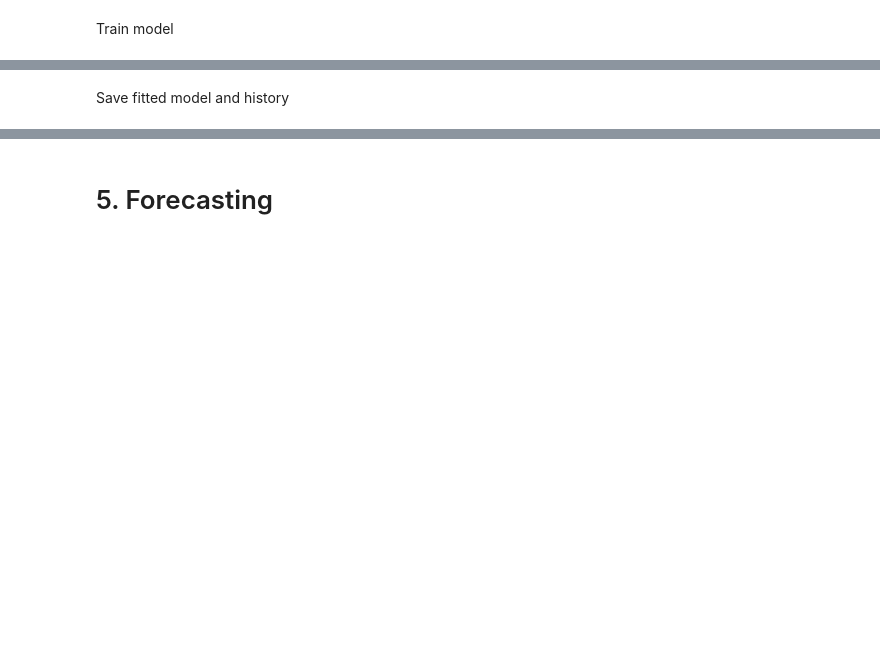
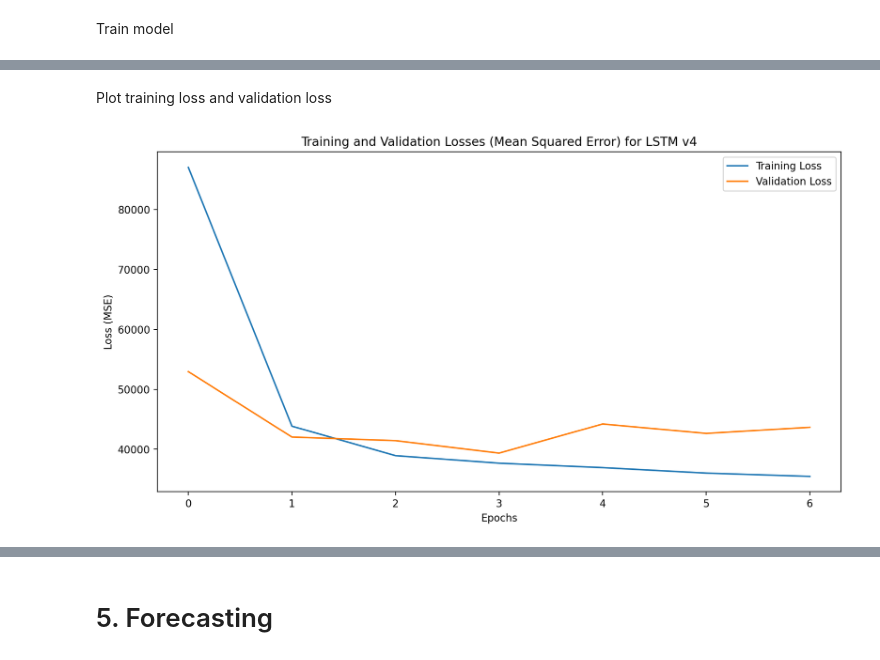
Before and after one commit to Adamouization/Solar-Irradiance-Forecasting, a Jupyter notebook: src/notebooks/4_LSTM.ipynb, the cells around one changed output, grey strips where cells are left out. Cells and saved outputs as stored; diff of their text form; code cells hidden in the pictures; blank space fills up the shorter version.

Commit message:
Initial working iteration for LSTM after fine-tuning

```diff
--- a/src/notebooks/4_LSTM.ipynb
+++ b/src/notebooks/4_LSTM.ipynb
@@ -239,15 +267,27 @@ Train model
 # %%
 # Add early stopping to avoid overfitting
 early_stopping = EarlyStopping(monitor="val_root_mean_squared_error",
-                               patience=5,
+                               patience=3,
                                restore_best_weights=True,
                                mode="min")
-history = model.fit(X_train,
-                    y_train,
-                    epochs=50,
-                    batch_size=32,
-                    verbose=1,
-                    validation_data=(X_val, y_val),
-                    callbacks=[early_stopping],
-                    metrics=["mean_absolute_error", "root_mean_squared_error"])
+csv_logger = CSVLogger(f'../../output/lstm_history/training_log_v{MODEL_VERSION}.log', separator=',', append=False)
+
+if is_train_new_model:
+    print(f"Training a new LSTM model (version {MODEL_VERSION}).")
+    history = model.fit(X_train,
+                        y_train,
+                        epochs=50,  # max number of epochs
+                        batch_size=32,
+                        verbose=1,
+                        validation_data=(X_val, y_val),
+                        callbacks=[early_stopping, csv_logger])
+    # Save fitted model and history
+    model.save(f"../../output/lstm_models/lstm_v{MODEL_VERSION}.h5")
+    with open(f"../../output/lstm_history/training_history_v{MODEL_VERSION}.pkl", "wb") as f:
+        pickle.dump(history.history, f)
+
+else:
+    print(f"Re-loading previously trained LSTM model history (version {MODEL_VERSION}).")
+    with open(f'../../output/lstm_history/training_history_v{MODEL_VERSION}.pkl', 'rb') as history_file:
+        history = pickle.load(history_file)
 # %% [output]
@@ -259,2 +309,0 @@ Epoch 2/2
-# %% [markdown]
-Save fitted model and history
@@ -265,0 +310,17 @@ with open(f"../../output/lstm_history/training_history_v{MODEL_VERSION}.pkl", "w
+# %% [markdown]
+Plot training loss and validation loss
+# %%
+if type(history) == tf.keras.callbacks.History:
+    history = history.history
+
+plt.figure(figsize=(12, 6))
+plt.plot(history['loss'], label='Training Loss')
+plt.plot(history['val_loss'], label='Validation Loss')
+plt.xlabel('Epochs')
+plt.ylabel('Loss (MSE)')
+plt.title(f'Training and Validation Losses (Mean Squared Error) for LSTM v{MODEL_VERSION}')
+plt.legend()
+plt.savefig(f'../../output/model_validation/loss_curves_train_val_v{MODEL_VERSION}.png', bbox_inches='tight')
+plt.show()
+# %% [output]
+[figure, added]
```
Also changed, not shown: parts of 32 cells of this notebook, 11 other files.
